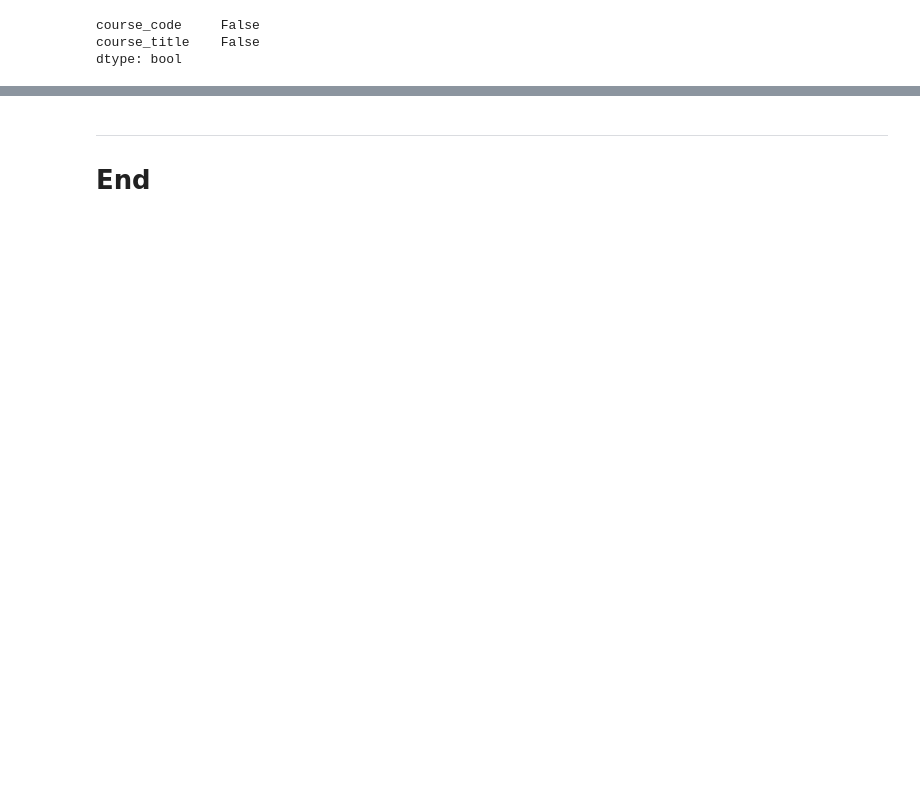
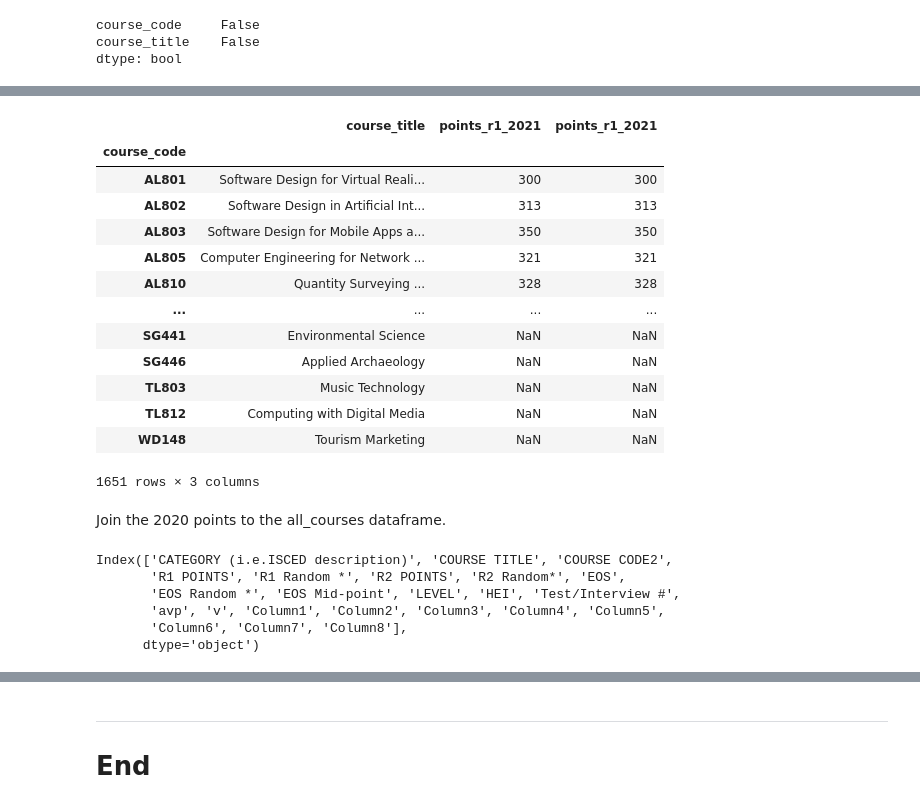
Before and after one commit to Izardo/Fundamentals_of_Data_Analysis, a Jupyter notebook: cao.ipynb, the cells around one changed output, grey strips where cells are left out. Saved outputs shown, nothing was run; the diff lists cells and outputs as text; code cells hidden in the pictures; blank space fills up the shorter version.

```diff
--- a/cao.ipynb
+++ b/cao.ipynb
@@ -430,8 +416,8 @@ df_2019.columns
 # %% [output]
 Index(['Course Code', 'INSTITUTION and COURSE', 'EOS', 'Mid'], dtype='object')
 # %%
-courses2019 = df_2019[['Course Code', 'INSTITUTION and COURSE']]
-courses2019.columns = ['course_code', 'course_title']
+courses2019 = df_2019[['Course Code', 'INSTITUTION and COURSE', ]]
+courses2019.columns = ['course_code', 'course_title', ]
 courses2019
 # %% [output]
 |  | course_code | course_title |
@@ -550,0 +588,30 @@ dtype: bool
+# %%
+# Join the 2021 points to the all_courses dataframe.
+all_courses = all_courses.join(df_2021[['points_r1_2021', 'points_r1_2021']])
+all_courses
+# %% [output]
+|  | course_title | points_r1_2021 | points_r1_2021 |
+| course_code |  |  |  |
+| AL801 | Software Design for Virtual Reali... | 300 | 300 |
+| AL802 | Software Design in Artificial Int... | 313 | 313 |
+| AL803 | Software Design for Mobile Apps a... | 350 | 350 |
+| AL805 | Computer Engineering for Network ... | 321 | 321 |
+| AL810 | Quantity Surveying ... | 328 | 328 |
+| ... | ... | ... | ... |
+| SG441 | Environmental Science | NaN | NaN |
+| SG446 | Applied Archaeology | NaN | NaN |
+| TL803 | Music Technology | NaN | NaN |
+| TL812 | Computing with Digital Media | NaN | NaN |
+| WD148 | Tourism Marketing | NaN | NaN |
+1651 rows × 3 columns
+# %% [markdown]
+Join the 2020 points to the all_courses dataframe.
+# %%
+df_2020.columns
+# %% [output]
+Index(['CATEGORY (i.e.ISCED description)', 'COURSE TITLE', 'COURSE CODE2',
+       'R1 POINTS', 'R1 Random *', 'R2 POINTS', 'R2 Random*', 'EOS',
+       'EOS Random *', 'EOS Mid-point', 'LEVEL', 'HEI', 'Test/Interview #',
+       'avp', 'v', 'Column1', 'Column2', 'Column3', 'Column4', 'Column5',
+       'Column6', 'Column7', 'Column8'],
+      dtype='object')
```
Also changed, not shown: parts of 19 cells of this notebook.
